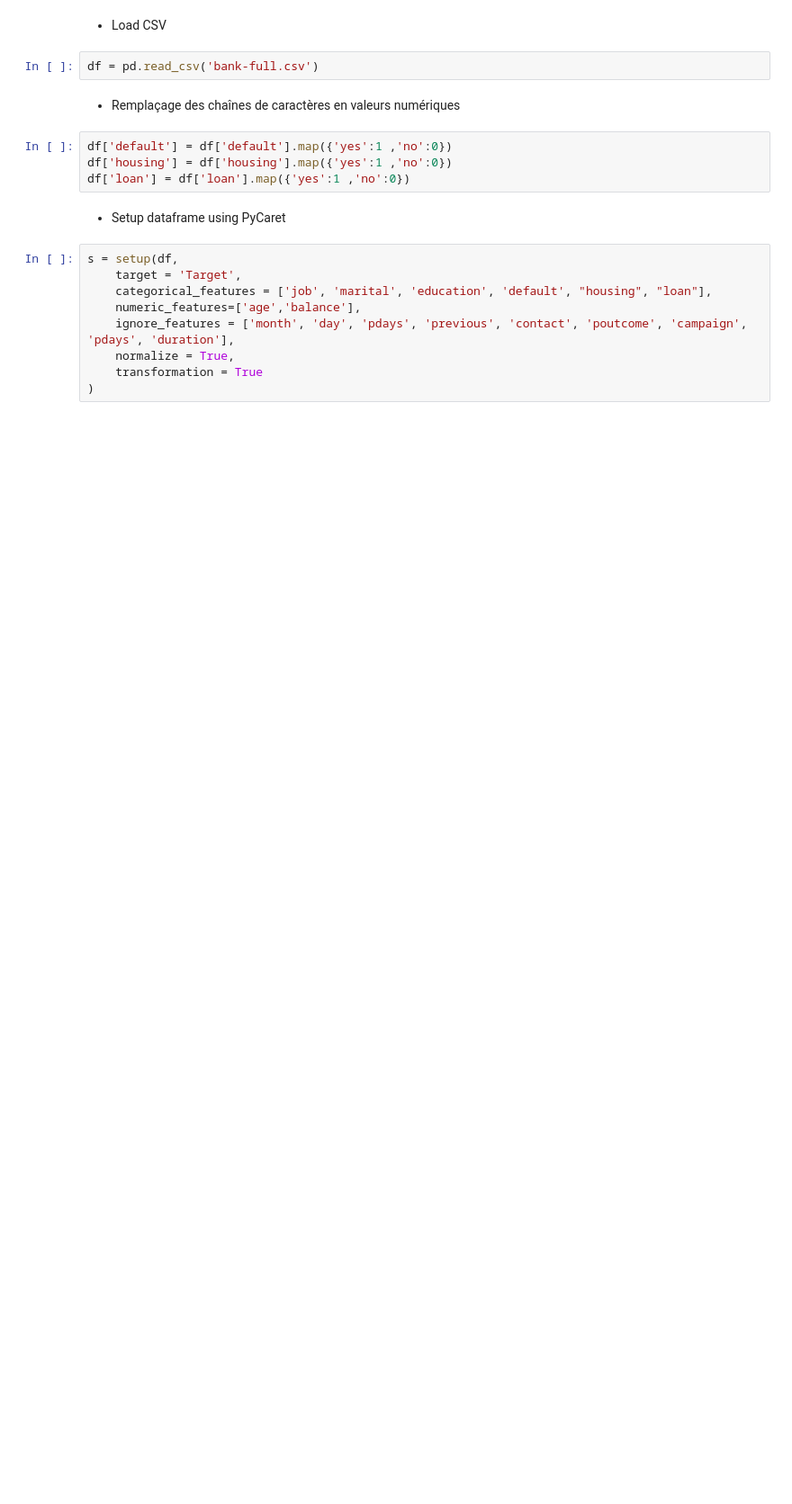
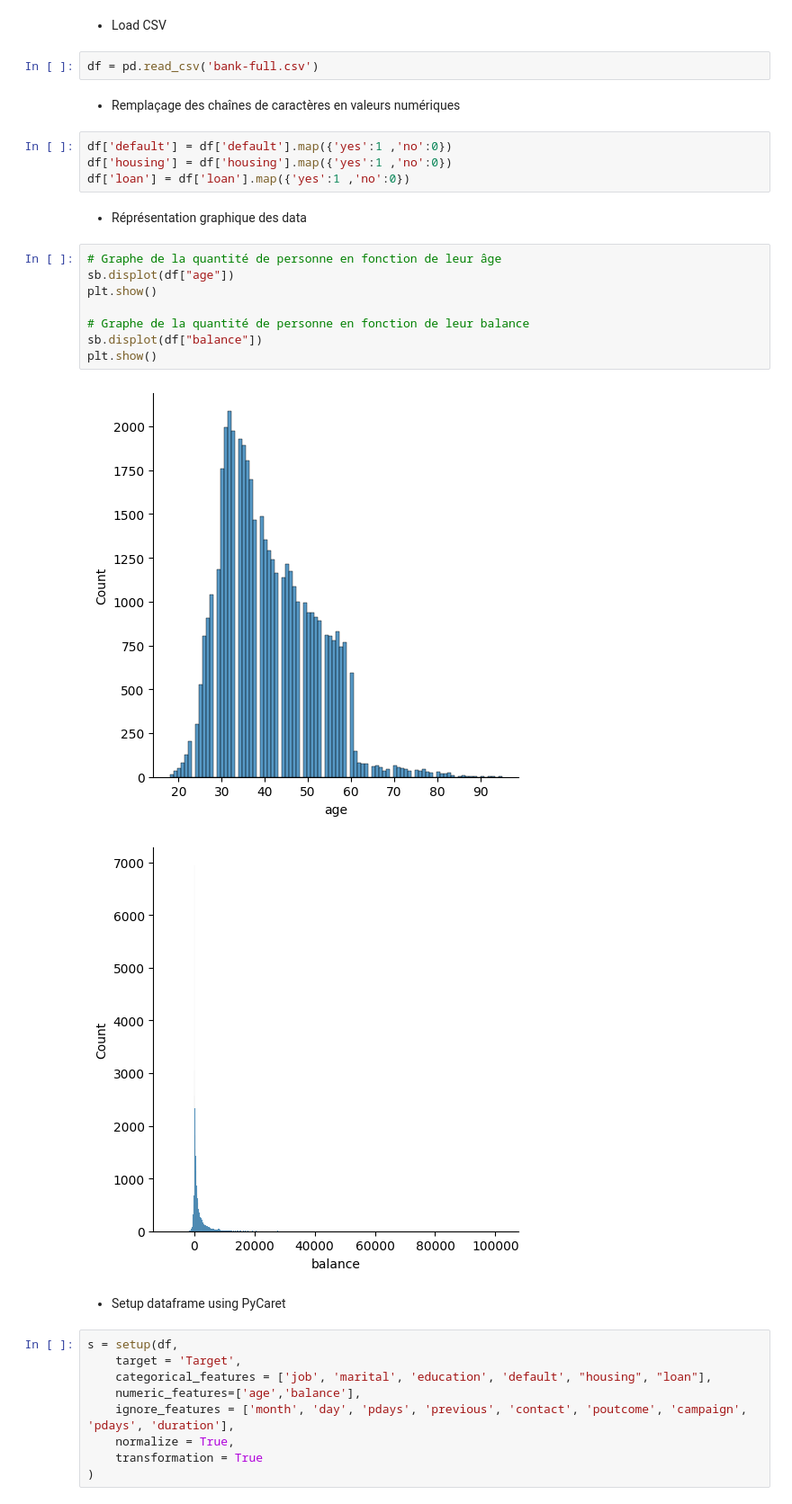
Before and after one commit to FournyP/ai-loans-prediction, a Jupyter notebook: pycaret-model.ipynb, the cells around one changed output. Shown at 90% size. Saved outputs shown, nothing was run; the diff lists cells and outputs as text; blank space fills up the shorter version.

Commit message:
rajout schéma data

```diff
--- a/pycaret-model.ipynb
+++ b/pycaret-model.ipynb
@@ -80,6 +46,19 @@ df = pd.read_csv('bank-full.csv')
 df['default'] = df['default'].map({'yes':1 ,'no':0})
 df['housing'] = df['housing'].map({'yes':1 ,'no':0})
 df['loan'] = df['loan'].map({'yes':1 ,'no':0})
+# %% [markdown]
+- Réprésentation graphique des data
+# %%
+# Graphe de la quantité de personne en fonction de leur âge
+sb.displot(df["age"])
+plt.show()
+
+# Graphe de la quantité de personne en fonction de leur balance
+sb.displot(df["balance"])
+plt.show()
+# %% [output]
+[figure, added]
+[figure, added]
 # %% [markdown]
 - Setup dataframe using PyCaret
 # %%
```
Also changed, not shown: parts of 9 cells of this notebook.
